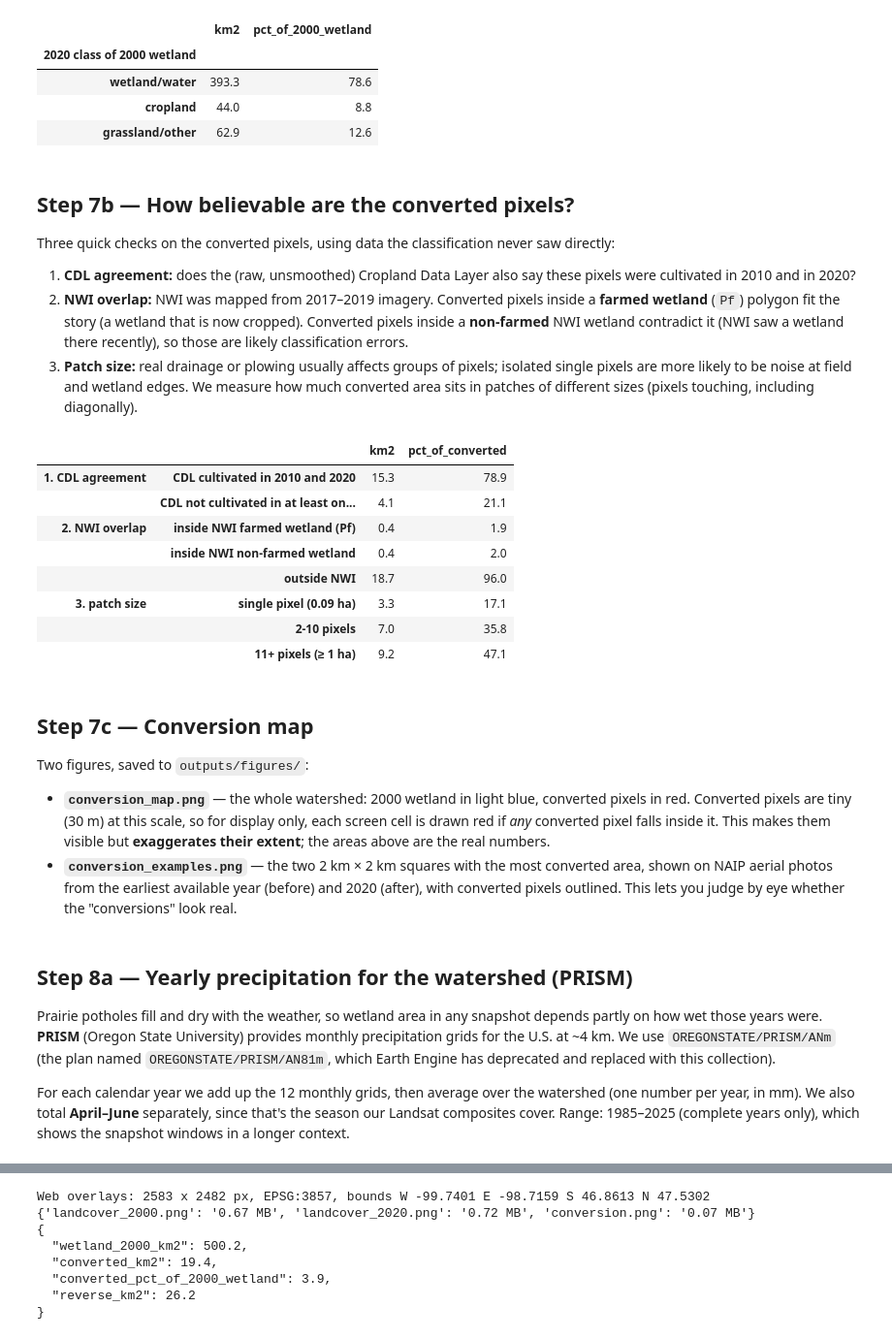
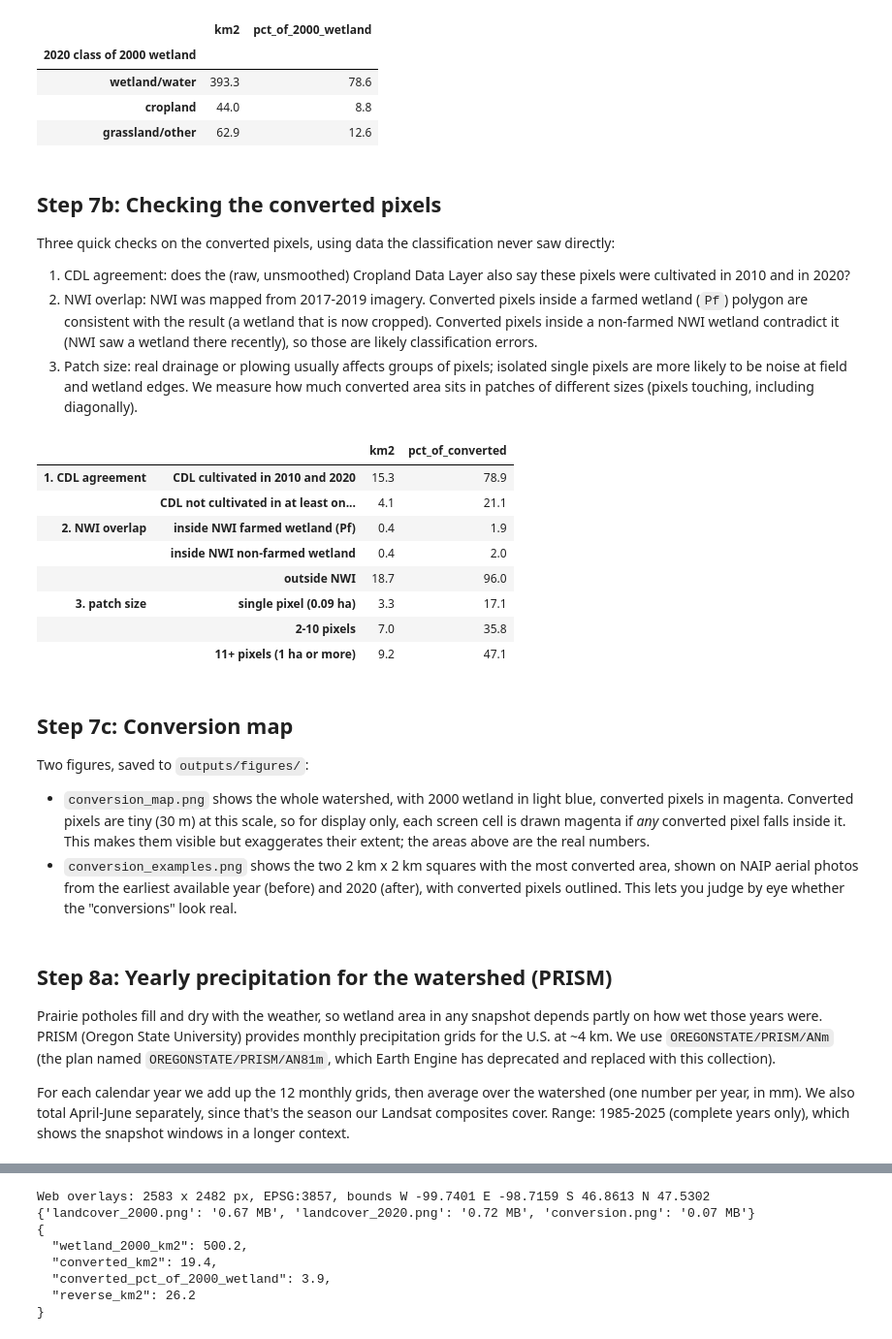
Before and after one commit to liammartin3/agriculture-wetland-loss, a Jupyter notebook: wetland_loss.ipynb, the cells around one changed output, grey strips where cells are left out. Shown at 97% size. Saved outputs shown, nothing was run; the diff lists cells and outputs as text; code cells hidden in the pictures.

```diff
--- a/wetland_loss.ipynb
+++ b/wetland_loss.ipynb
@@ -1051,16 +1052,16 @@ Reverse (cropland 2000 -> wetland 2010 & 2020):       26.2 km²
 | cropland | 44.0 | 8.8 |
 | grassland/other | 62.9 | 12.6 |
 # %% [markdown]
-## Step 7b — How believable are the converted pixels?
+## Step 7b: Checking the converted pixels
 
 Three quick checks on the converted pixels, using data the classification never saw directly:
 
-1. **CDL agreement:** does the (raw, unsmoothed) Cropland Data Layer also say these pixels were cultivated in 2010
+1. CDL agreement: does the (raw, unsmoothed) Cropland Data Layer also say these pixels were cultivated in 2010
    and in 2020?
-2. **NWI overlap:** NWI was mapped from 2017–2019 imagery. Converted pixels inside a **farmed wetland** (`Pf`)
-   polygon fit the story (a wetland that is now cropped). Converted pixels inside a **non-farmed** NWI wetland
+2. NWI overlap: NWI was mapped from 2017-2019 imagery. Converted pixels inside a farmed wetland (`Pf`)
+   polygon are consistent with the result (a wetland that is now cropped). Converted pixels inside a non-farmed NWI wetland
    contradict it (NWI saw a wetland there recently), so those are likely classification errors.
-3. **Patch size:** real drainage or plowing usually affects groups of pixels; isolated single pixels are more likely
+3. Patch size: real drainage or plowing usually affects groups of pixels; isolated single pixels are more likely
    to be noise at field and wetland edges. We measure how much converted area sits in patches of different sizes
    (pixels touching, including diagonally).
 # %%
@@ -1077,45 +1078,45 @@ cdl_check = {
 nwi_farmed = ee.Image(0).byte().paint(nwi.filter(ee.Filter.eq("farmed", 1)), 1)
 nwi_check = {
     "inside NWI farmed wetland (Pf)": area_km2(converted.And(nwi_farmed)),
     "inside NWI non-farmed wetland": area_km2(converted.And(nwi_unfarmed)),
     "outside NWI": area_km2(converted.And(nwi_any.Not())),
 }
 
 # 3. Patch size (connected converted pixels, 8-neighbour), capped at 100 pixels for speed
 patch_px = conv.reproject(cdl_proj).connectedPixelCount(maxSize=100, eightConnected=True)
 patch_check = {
     "single pixel (0.09 ha)": area_km2(patch_px.eq(1)),
     "2-10 pixels": area_km2(patch_px.gte(2).And(patch_px.lte(10))),
-    "11+ pixels (≥ 1 ha)": area_km2(patch_px.gte(11)),
+    "11+ pixels (1 ha or more)": area_km2(patch_px.gte(11)),
 }
 
 checks = pd.concat({
     "1. CDL agreement": pd.Series(cdl_check),
     "2. NWI overlap": pd.Series(nwi_check),
     "3. patch size": pd.Series(patch_check),
 }).rename("km2").to_frame()
 checks["pct_of_converted"] = 100 * checks["km2"] / converted_km2
 checks.round(1)
 # %% [output]
 |  |  | km2 | pct_of_converted |
 | 1. CDL agreement | CDL cultivated in 2010 and 2020 | 15.3 | 78.9 |
 |  | CDL not cultivated in at least on... | 4.1 | 21.1 |
 | 2. NWI overlap | inside NWI farmed wetland (Pf) | 0.4 | 1.9 |
 |  | inside NWI non-farmed wetland | 0.4 | 2.0 |
 |  | outside NWI | 18.7 | 96.0 |
 | 3. patch size | single pixel (0.09 ha) | 3.3 | 17.1 |
 |  | 2-10 pixels | 7.0 | 35.8 |
-|  | 11+ pixels (≥ 1 ha) | 9.2 | 47.1 |
+|  | 11+ pixels (1 ha or more) | 9.2 | 47.1 |
 # %% [markdown]
-## Step 7c — Conversion map
+## Step 7c: Conversion map
 
 Two figures, saved to `outputs/figures/`:
 
-- **`conversion_map.png`** — the whole watershed: 2000 wetland in light blue, converted pixels in red.
-  Converted pixels are tiny (30 m) at this scale, so for display only, each screen cell is drawn red if *any*
-  converted pixel falls inside it. This makes them visible but **exaggerates their extent**; the areas above are
+- `conversion_map.png` shows the whole watershed, with 2000 wetland in light blue, converted pixels in magenta.
+  Converted pixels are tiny (30 m) at this scale, so for display only, each screen cell is drawn magenta if *any*
+  converted pixel falls inside it. This makes them visible but exaggerates their extent; the areas above are
   the real numbers.
-- **`conversion_examples.png`** — the two 2 km × 2 km squares with the most converted area, shown on NAIP aerial
+- `conversion_examples.png` shows the two 2 km x 2 km squares with the most converted area, shown on NAIP aerial
   photos from the earliest available year (before) and 2020 (after), with converted pixels outlined. This lets you
   judge by eye whether the "conversions" look real.
 # %%
@@ -1186,16 +1187,16 @@ fig.tight_layout()
 fig.savefig("outputs/figures/conversion_examples.png", dpi=150, facecolor=SURFACE)
 plt.show()
 # %% [markdown]
-## Step 8a — Yearly precipitation for the watershed (PRISM)
+## Step 8a: Yearly precipitation for the watershed (PRISM)
 
 Prairie potholes fill and dry with the weather, so wetland area in any snapshot depends partly on how wet those
-years were. **PRISM** (Oregon State University) provides monthly precipitation grids for the U.S. at ~4 km.
+years were. PRISM (Oregon State University) provides monthly precipitation grids for the U.S. at ~4 km.
 We use `OREGONSTATE/PRISM/ANm` (the plan named `OREGONSTATE/PRISM/AN81m`, which Earth Engine has deprecated and
 replaced with this collection).
 
 For each calendar year we add up the 12 monthly grids, then average over the watershed (one number per year,
-in mm). We also total **April–June** separately, since that's the season our Landsat composites cover.
-Range: 1985–2025 (complete years only), which shows the snapshot windows in a longer context.
+in mm). We also total April-June separately, since that's the season our Landsat composites cover.
+Range: 1985-2025 (complete years only), which shows the snapshot windows in a longer context.
 # %%
 prism = ee.ImageCollection("OREGONSTATE/PRISM/ANm").select("ppt")
 PRISM_YEARS = list(range(1985, 2026))
```
Also changed, not shown: parts of 31 cells of this notebook, 8 other files.
